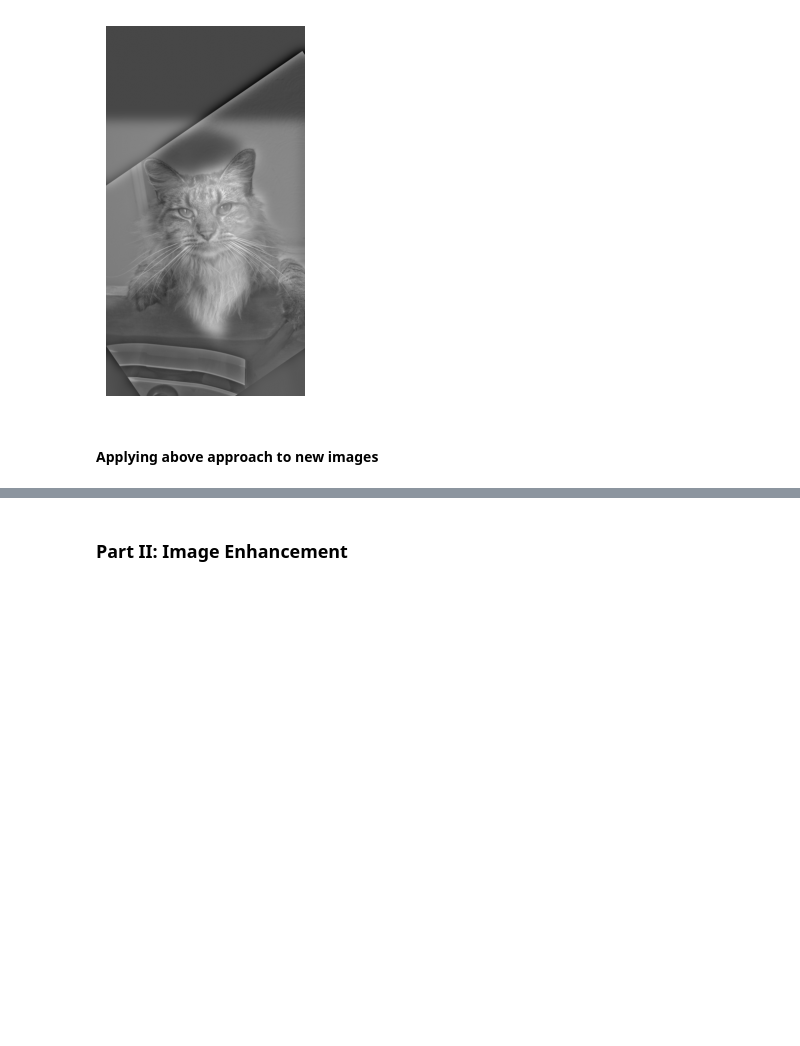
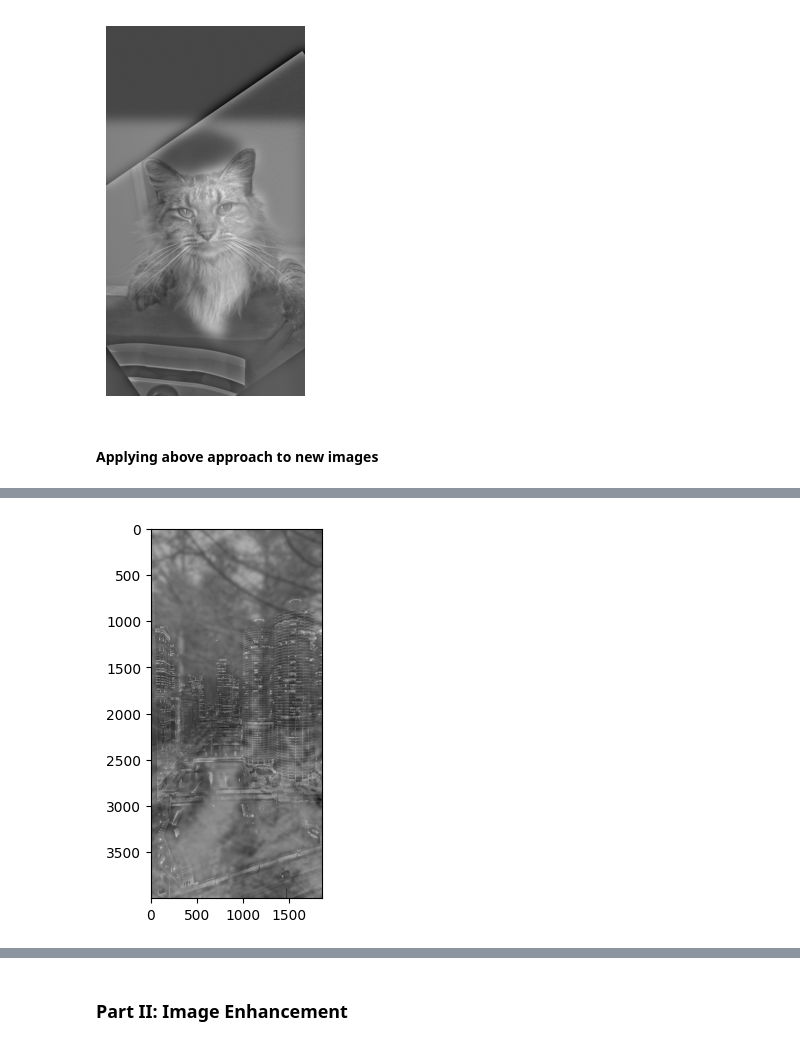
Before and after one commit to qasimza/hybrid-images, a Jupyter notebook: CS445_Proj1_Starter.ipynb, the cells around one changed output, grey strips where cells are left out. Cells and saved outputs as stored; diff of their text form; code cells hidden in the pictures; blank space fills up the shorter version.

```diff
--- a/CS445_Proj1_Starter.ipynb
+++ b/CS445_Proj1_Starter.ipynb
@@ -164,0 +214,6 @@ cropped_object = utils.interactive_crop(im_hybrid)
+# %%
+# Display the hybrid image
+plt.imshow(im_hybrid, cmap='gray')
+plt.show()
+# %% [output]
+[figure, added]
```
Also changed, not shown: parts of 14 cells of this notebook, 12 other files.
